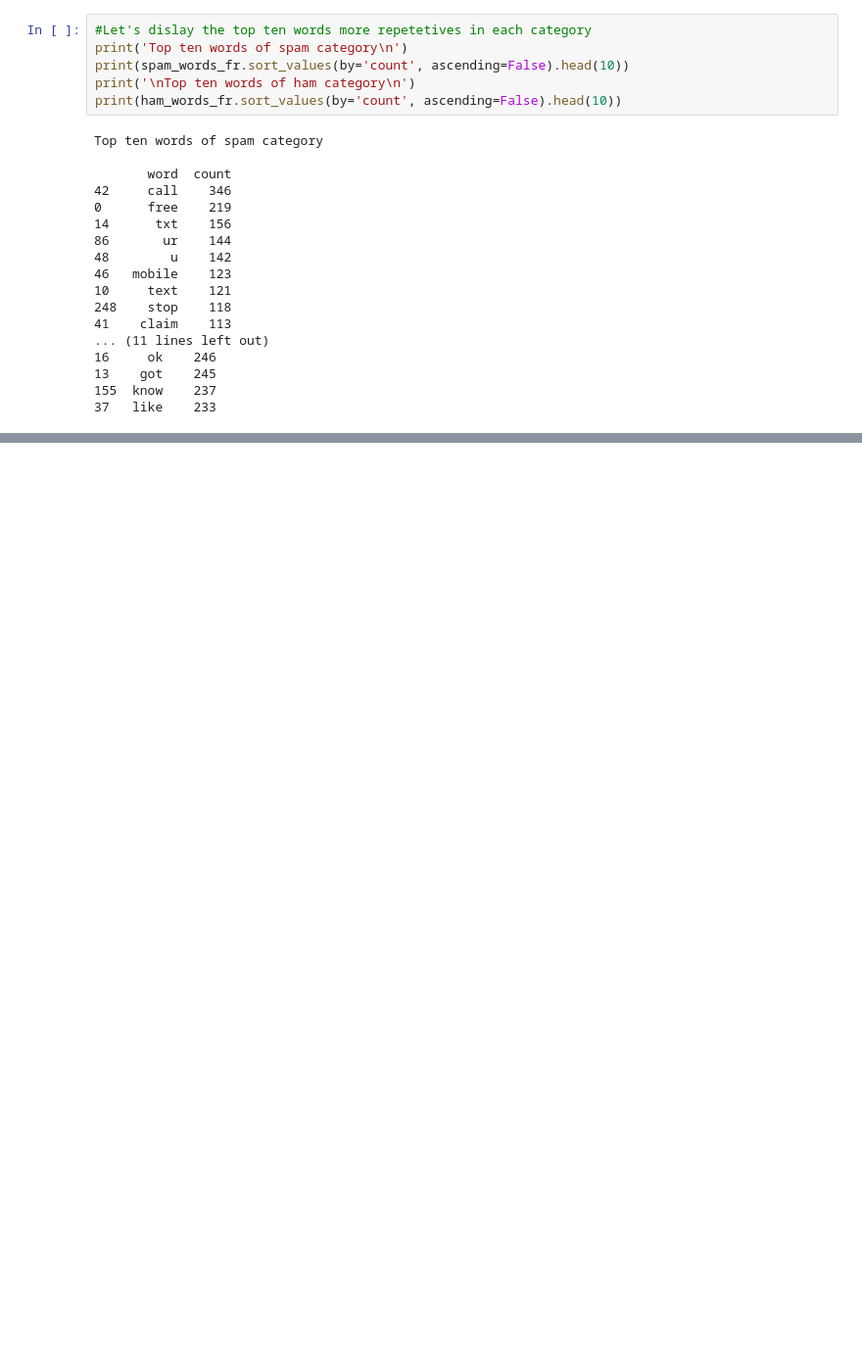
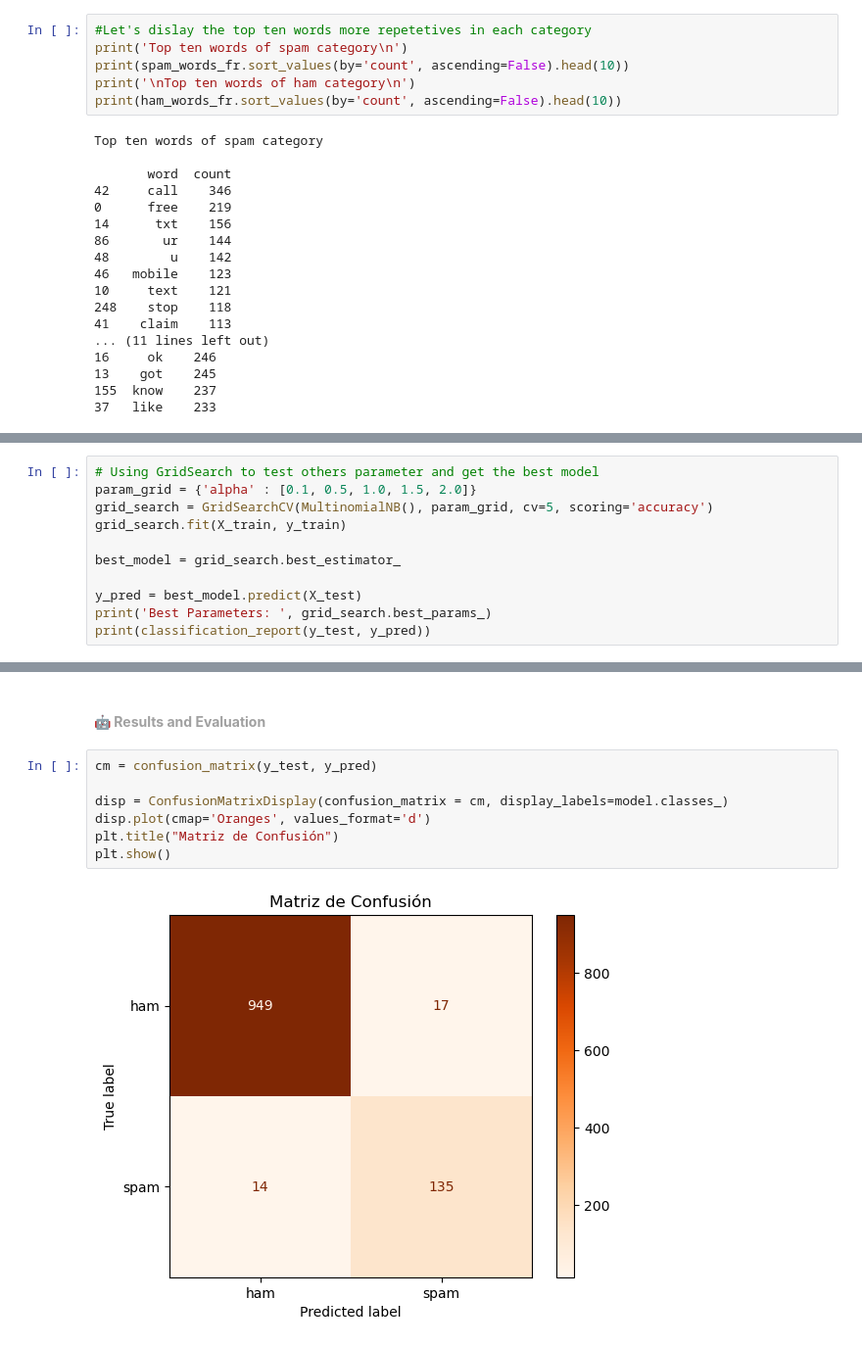
Before and after one commit to Miguel9Angel/SMS_spam_detector, a Jupyter notebook: classification_spam.ipynb, the cells around one changed output, grey strips where cells are left out. Shown at 98% size. Cells and saved outputs as stored; diff of their text form; blank space fills up the shorter version.

```diff
--- a/classification_spam.ipynb
+++ b/classification_spam.ipynb
@@ -227,0 +267,11 @@ weighted avg       0.97      0.97      0.97      1115
+# %%
+# Using GridSearch to test others parameter and get the best model
+param_grid = {'alpha' : [0.1, 0.5, 1.0, 1.5, 2.0]}
+grid_search = GridSearchCV(MultinomialNB(), param_grid, cv=5, scoring='accuracy')
+grid_search.fit(X_train, y_train)
+
+best_model = grid_search.best_estimator_
+
+y_pred = best_model.predict(X_test)
+print('Best Parameters: ', grid_search.best_params_)
+print(classification_report(y_test, y_pred))
@@ -227,0 +288,11 @@ weighted avg       0.97      0.97      0.97      1115
+# %% [markdown]
+#### <font color=#A0A0A0> **🤖 Results and Evaluation**</font>
+# %%
+cm = confusion_matrix(y_test, y_pred)
+
+disp = ConfusionMatrixDisplay(confusion_matrix = cm, display_labels=model.classes_)
+disp.plot(cmap='Oranges', values_format='d')
+plt.title("Matriz de Confusión")
+plt.show()
+# %% [output]
+[figure, added]
```
Also changed, not shown: parts of 22 cells of this notebook.
